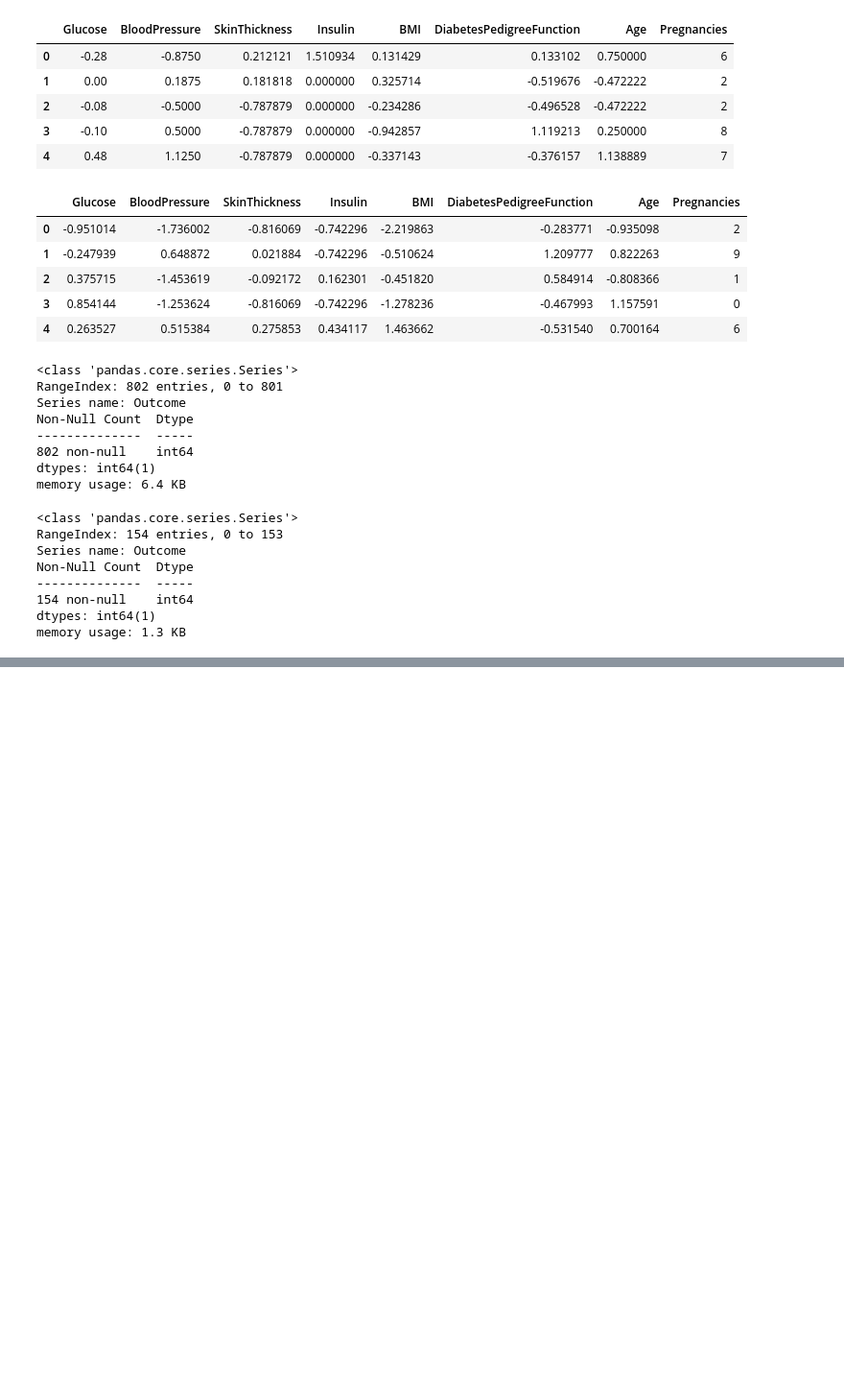
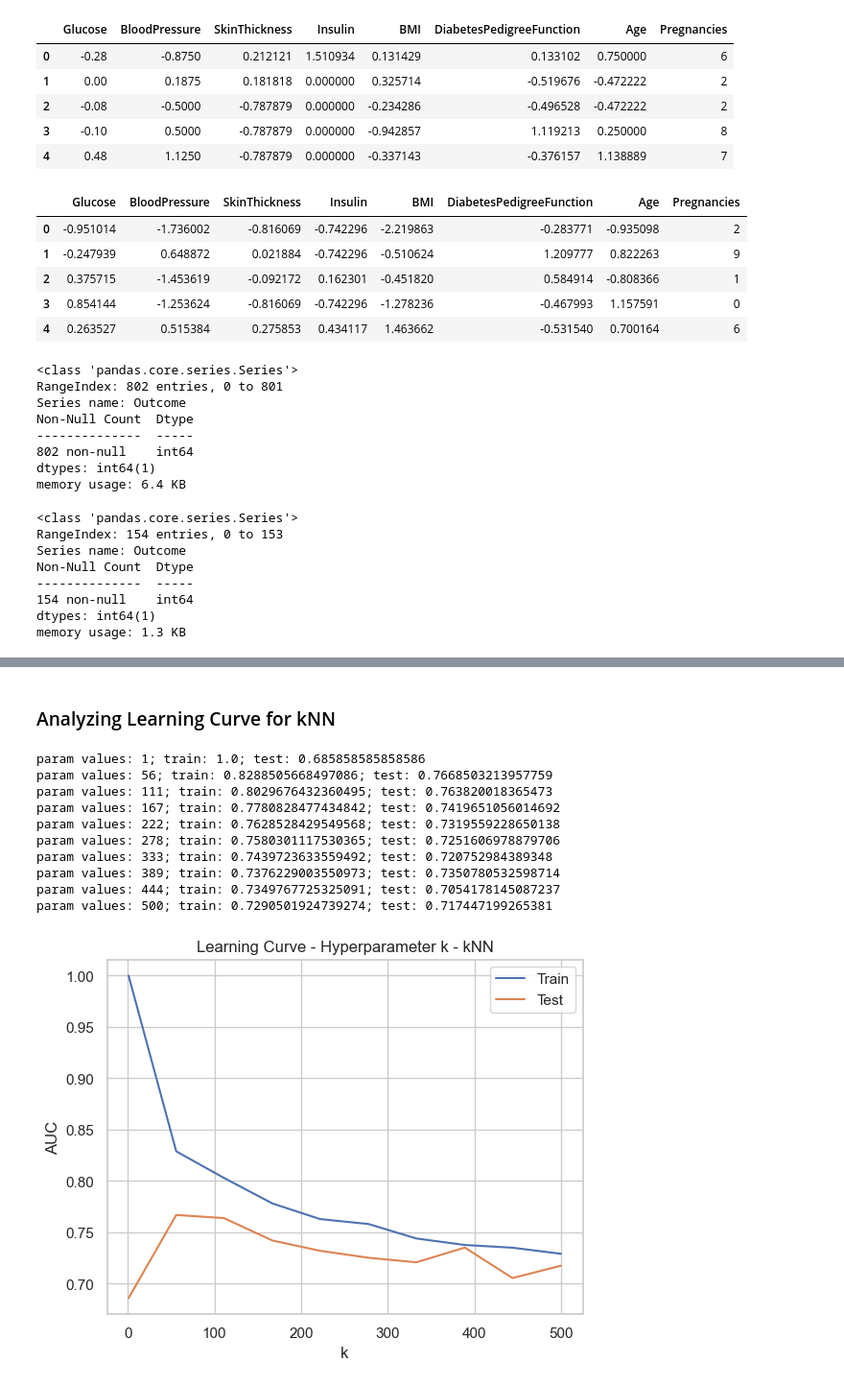
Before and after one commit to christoforusvenus/classification-to-predict-diabetes, a Jupyter notebook: diabetes-classification.ipynb, the cells around one changed output, grey strips where cells are left out. Shown at 96% size. Saved outputs shown, nothing was run; the diff lists cells and outputs as text; code cells hidden in the pictures; blank space fills up the shorter version.

```diff
--- a/diabetes-classification.ipynb
+++ b/diabetes-classification.ipynb
@@ -531,0 +651,3 @@ Based on the evaluation metrics and the confusion matrices, here are some conclu
+# %%
+knn = KNeighborsClassifier()
+knn.fit(X_trainPrePro, y_train_resampled)
@@ -531,0 +679,10 @@ Based on the evaluation metrics and the confusion matrices, here are some conclu
+# %%
+n_neighbors=[int(x) for x in np.linspace(1, 100, 50)]
+weights=['uniform', 'distance'] #check on scikit learn documentation
+p=[1,2,3]
+
+hyperparameters=dict(n_neighbors=n_neighbors, weights=weights, p=p)
+
+knn.fit(X_train_resampled, y_train_resampled)
+rskNN = RandomizedSearchCV(knn, hyperparameters, scoring='roc_auc', random_state=1, cv=5)
+rskNN.fit(X_trainPrePro, y_train_resampled)
@@ -531,0 +720,43 @@ Based on the evaluation metrics and the confusion matrices, here are some conclu
+# %% [markdown]
+### Analyzing Learning Curve for kNN ###
+# %%
+def draw_learning_curve(param_values):
+    train_scores=[]
+    test_scores=[]
+
+    for i in param_values:
+        model = KNeighborsClassifier(n_neighbors=i)
+        model.fit(X_trainPrePro, y_train_resampled)
+
+        yPredTrainProba = model.predict_proba(X_trainPrePro)
+        train_auc = roc_auc_score(y_train_resampled, yPredTrainProba[:,1])
+        train_scores.append(train_auc)
+
+        yPredProba = model.predict_proba(X_testPrePro)
+        test_auc = roc_auc_score(y_test, yPredProba[:,1])
+        test_scores.append(test_auc)
+
+        print('param values: ' + str(i) + '; train: ' + str(train_auc) + '; test: ' + str(test_auc))
+
+    plt.plot(param_values, train_scores, label='Train')
+    plt.plot(param_values, test_scores, label='Test')
+    plt.xlabel('k')
+    plt.ylabel('AUC')
+    plt.title('Learning Curve - Hyperparameter k - kNN')
+    plt.legend()
+    plt.show()
+
+param_values=[int(x) for x in np.linspace(1, 500, 10)]
+draw_learning_curve(param_values)
+# %% [output]
+param values: 1; train: 1.0; test: 0.685858585858586
+param values: 56; train: 0.8288505668497086; test: 0.7668503213957759
+param values: 111; train: 0.8029676432360495; test: 0.763820018365473
+param values: 167; train: 0.7780828477434842; test: 0.7419651056014692
+param values: 222; train: 0.7628528429549568; test: 0.7319559228650138
+param values: 278; train: 0.7580301117530365; test: 0.7251606978879706
+param values: 333; train: 0.7439723633559492; test: 0.720752984389348
+param values: 389; train: 0.7376229003550973; test: 0.7350780532598714
+param values: 444; train: 0.7349767725325091; test: 0.7054178145087237
+param values: 500; train: 0.7290501924739274; test: 0.717447199265381
+[figure, added]
```
Also changed, not shown: parts of 45 cells of this notebook.
